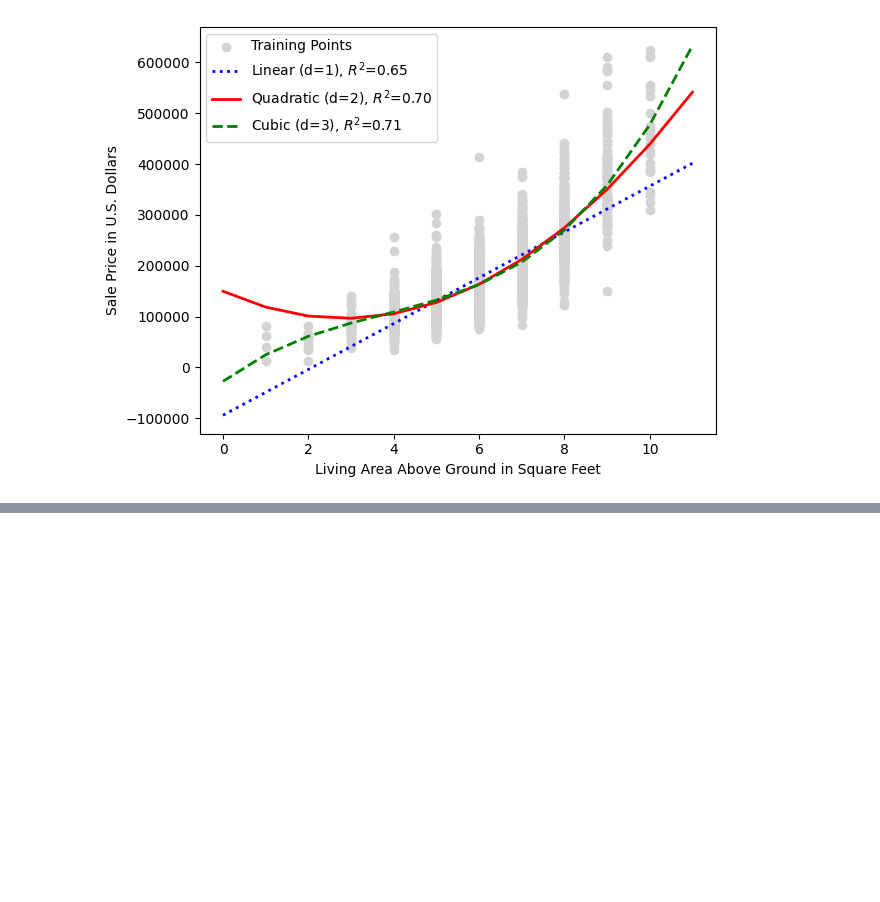
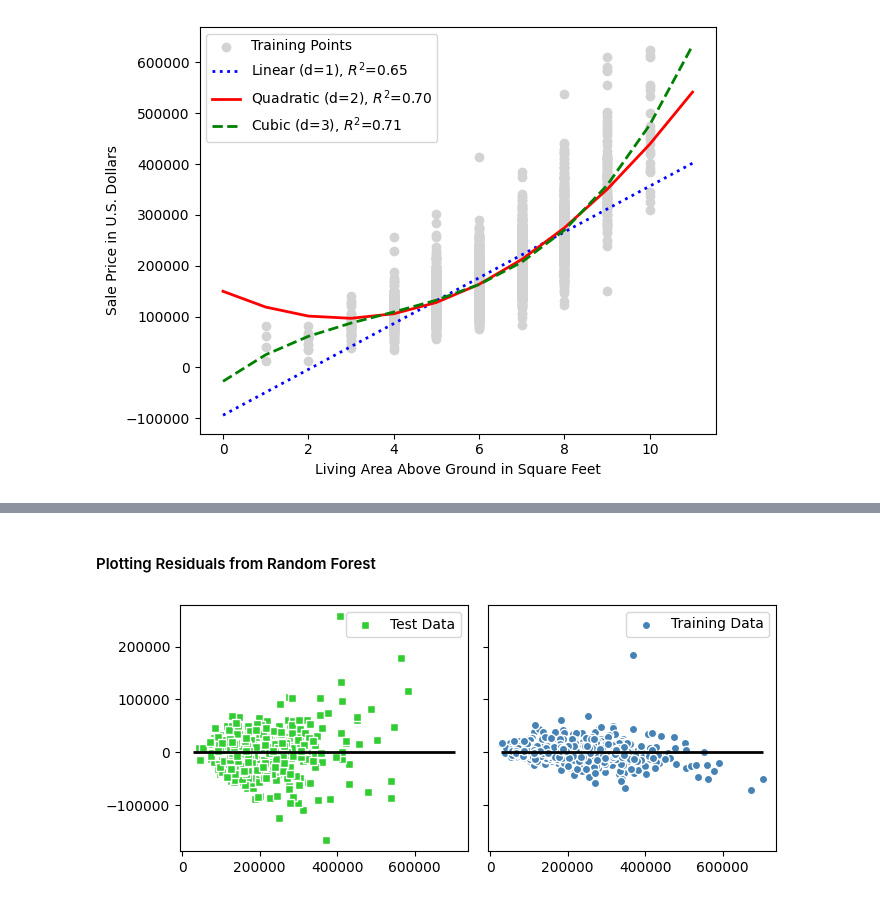
Before and after one commit to Jstafford98/Machine-Learning-with-PyTorch-and-Scikit-Learn, a Jupyter notebook: src/Chapter9.ipynb, the cells around one changed output, grey strips where cells are left out. Saved outputs shown, nothing was run; the diff lists cells and outputs as text; code cells hidden in the pictures; blank space fills up the shorter version.

```diff
--- a/src/Chapter9.ipynb
+++ b/src/Chapter9.ipynb
@@ -471,0 +527,25 @@ plt.show()
+# %% [markdown]
+#### Plotting Residuals from Random Forest
+# %%
+x_max = np.max([np.max(y_train_pred), np.max(y_test_pred)])
+x_min = np.min([np.min(y_train_pred), np.min(y_test_pred)])
+
+fig, (ax1, ax2) = plt.subplots(1, 2, figsize=(7, 3), sharey=True)
+
+ax1.scatter(
+    y_test_pred, y_test_pred - y_test, c='limegreen', marker='s', edgecolor='white', label='Test Data'
+)
+
+ax2.scatter(
+    y_train_pred, y_train_pred - y_train, c='steelblue', marker='o', edgecolor='white', label='Training Data'
+)
+
+for ax in (ax1, ax2):
+    ax.set_label("Predicted Values")
+    ax.legend(loc='upper right')
+    ax.hlines(y=0, xmin= x_min - 100, xmax= x_max + 100, color='black', lw=2)
+
+plt.tight_layout()
+plt.show()
+# %% [output]
+[figure, added]
```
Also changed, not shown: parts of 4 cells of this notebook.
